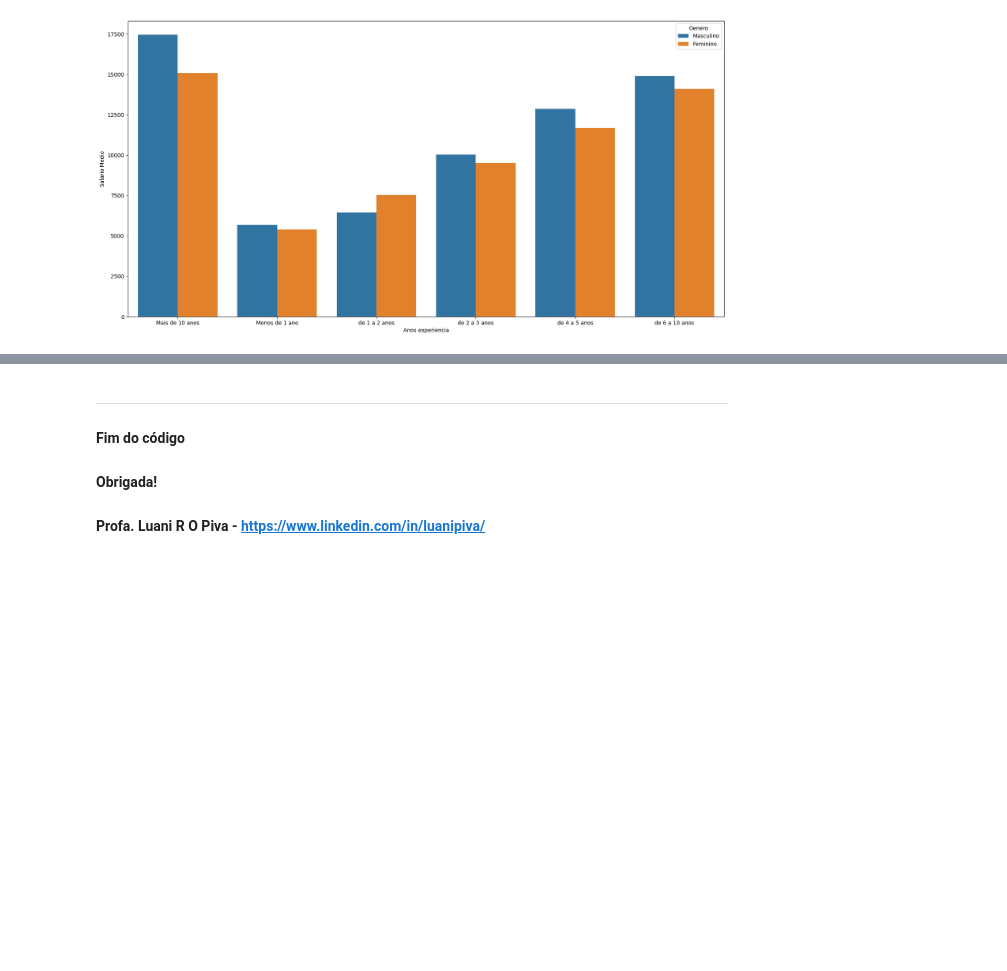
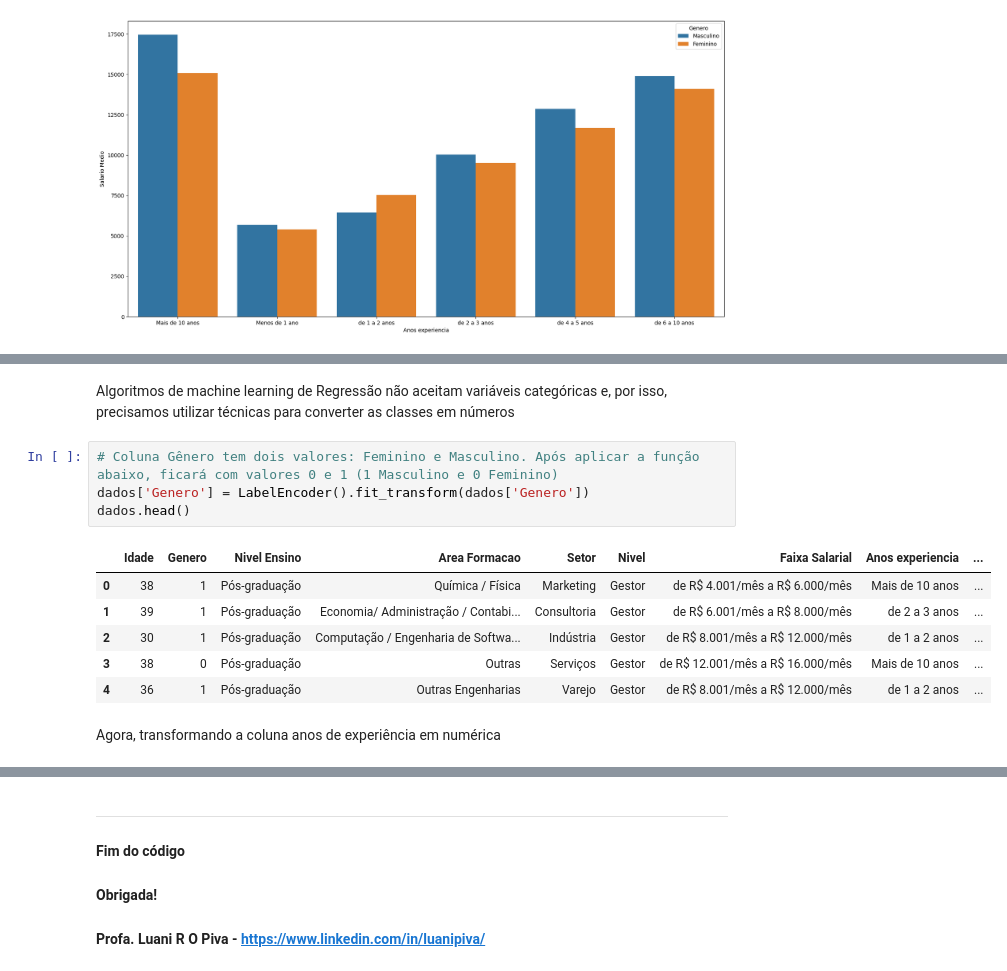
Before and after one commit to Equipe16-IAA/IAA002-TrabalhoFinal, a Jupyter notebook: LPA - TrabalhoFinal-Main.ipynb, the cells around one changed output, grey strips where cells are left out. Drawn from its saved outputs; the diff is of its cells as text; blank space fills up the shorter version.

```diff
--- a/LPA - TrabalhoFinal-Main.ipynb
+++ b/LPA - TrabalhoFinal-Main.ipynb
@@ -406,0 +469,15 @@ sns.barplot(x='Anos experiencia', y='Salario Medio', hue='Genero', data=media_an
+# %% [markdown]
+Algoritmos de machine learning de Regressão não aceitam variáveis categóricas e, por isso, precisamos utilizar técnicas para converter as classes em números
+# %%
+# Coluna Gênero tem dois valores: Feminino e Masculino. Após aplicar a função abaixo, ficará com valores 0 e 1 (1 Masculino e 0 Feminino)
+dados['Genero'] = LabelEncoder().fit_transform(dados['Genero'])
+dados.head()
+# %% [output]
+|  | Idade | Genero | Nivel Ensino | Area Formacao | Setor | Nivel | Faixa Salarial | Anos experiencia | ... |
+| 0 | 38 | 1 | Pós-graduação | Química / Física | Marketing | Gestor | de R$ 4.001/mês a R$ 6.000/mês | Mais de 10 anos | ... |
+| 1 | 39 | 1 | Pós-graduação | Economia/ Administração / Contabi... | Consultoria | Gestor | de R$ 6.001/mês a R$ 8.000/mês | de 2 a 3 anos | ... |
+| 2 | 30 | 1 | Pós-graduação | Computação / Engenharia de Softwa... | Indústria | Gestor | de R$ 8.001/mês a R$ 12.000/mês | de 1 a 2 anos | ... |
+| 3 | 38 | 0 | Pós-graduação | Outras | Serviços | Gestor | de R$ 12.001/mês a R$ 16.000/mês | Mais de 10 anos | ... |
+| 4 | 36 | 1 | Pós-graduação | Outras Engenharias | Varejo | Gestor | de R$ 8.001/mês a R$ 12.000/mês | de 1 a 2 anos | ... |
+# %% [markdown]
+Agora, transformando a coluna anos de experiência em numérica
```
Also changed, not shown: parts of 75 cells of this notebook.
